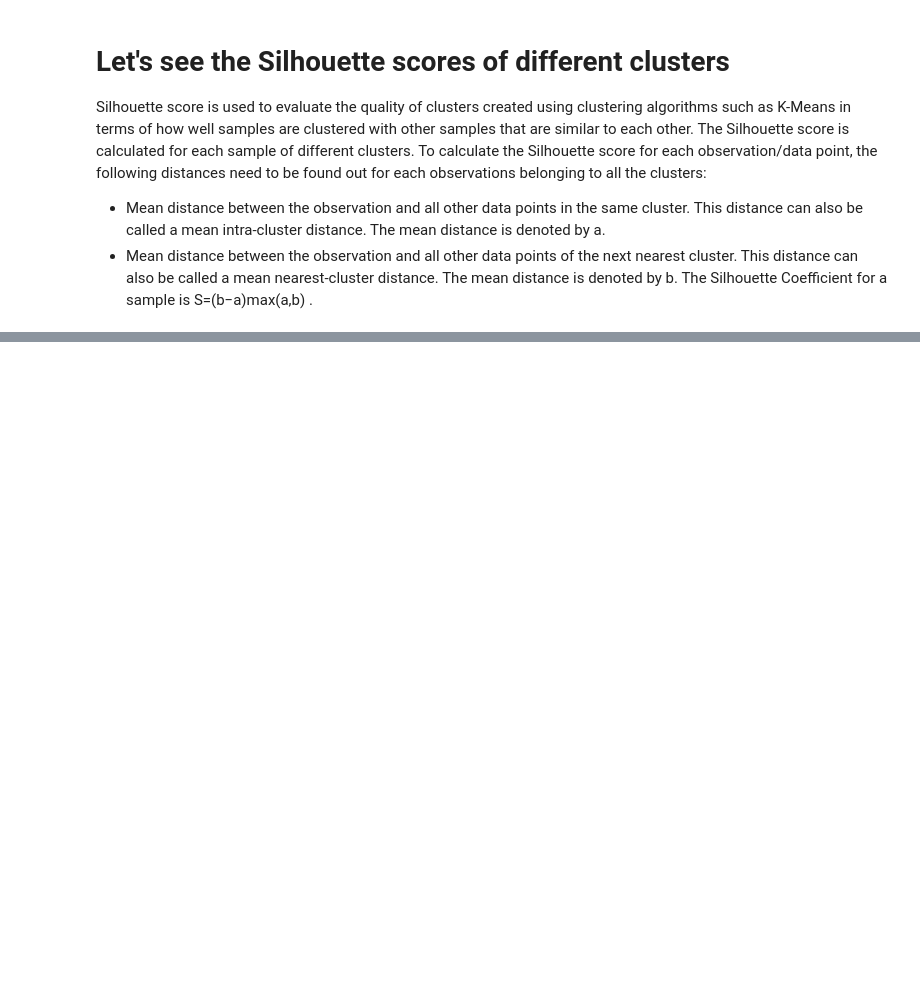
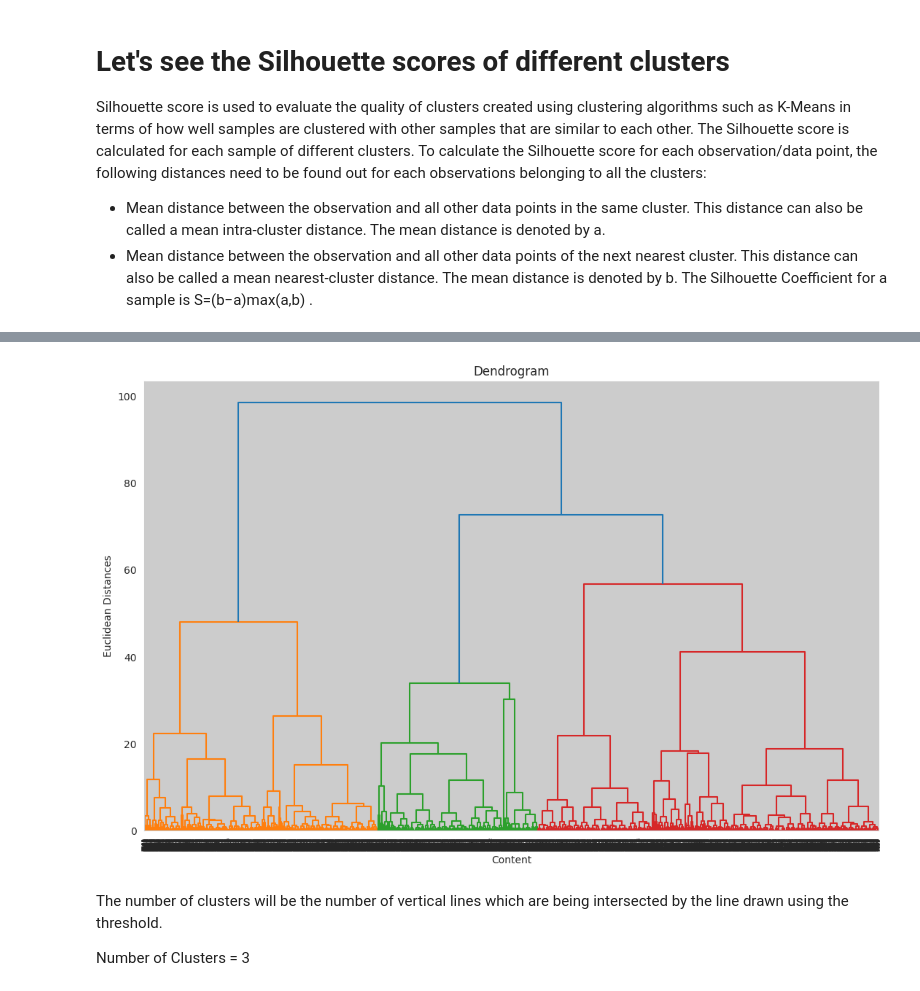
Before and after one commit to SachinYallapurkar/NETFLIX_MOVIES_AND_TV_SHOWS_CLUSTERING, a Jupyter notebook: NETFLIX_MOVIES_AND_TV_SHOWS_CLUSTERING.ipynb, the cells around one changed output, grey strips where cells are left out. Drawn from its saved outputs; the diff is of its cells as text; code cells hidden in the pictures; blank space fills up the shorter version.

```diff
--- a/NETFLIX_MOVIES_AND_TV_SHOWS_CLUSTERING.ipynb
+++ b/NETFLIX_MOVIES_AND_TV_SHOWS_CLUSTERING.ipynb
@@ -671,0 +682,16 @@ For n_clusters = 7, silhouette score is 0.3551755787041289
+# %%
+# Using the dendogram to find the optimal number of clusters
+import scipy.cluster.hierarchy as sch
+sns.set_style("whitegrid")
+plt.figure(figsize=(13,8))
+dendrogram = sch.dendrogram(sch.linkage(X, method = 'ward'))
+plt.title('Dendrogram')
+plt.xlabel('Content')
+plt.ylabel('Euclidean Distances')
+plt.show()
+# %% [output]
+[figure, added]
+# %% [markdown]
+The number of clusters will be the number of vertical lines which are being intersected by the line drawn using the threshold.
+
+Number of Clusters = 3
```
Also changed, not shown: parts of 8 cells of this notebook.
